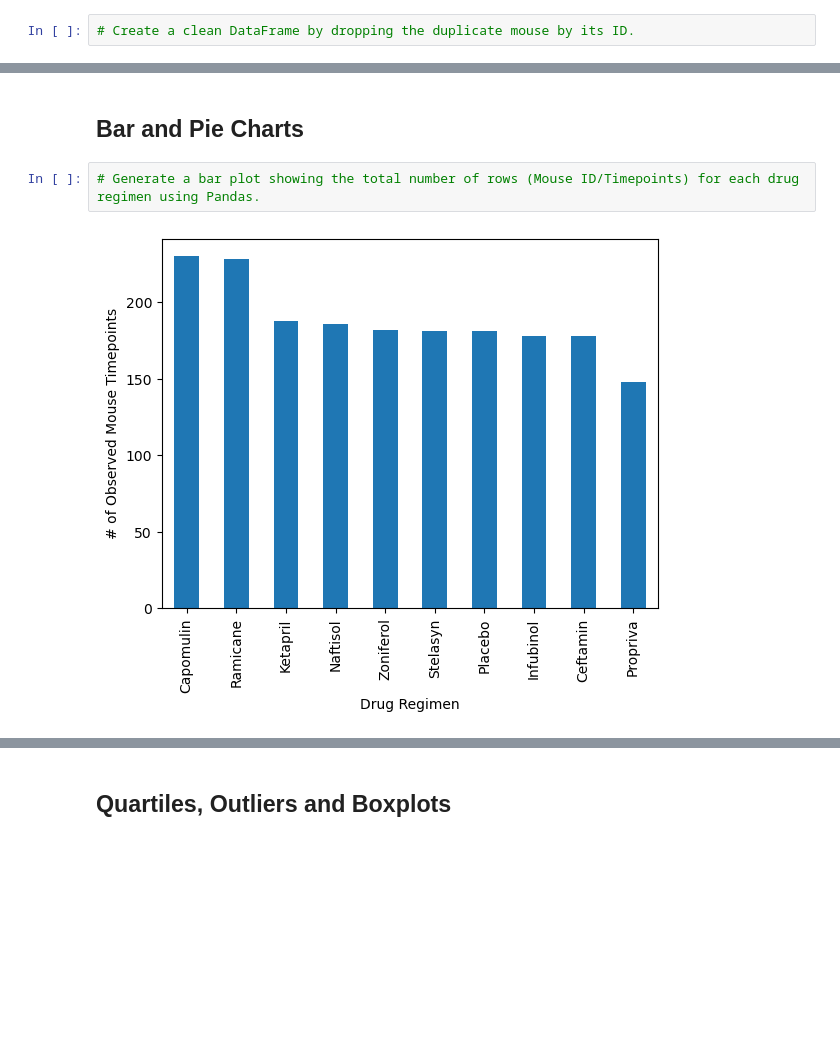
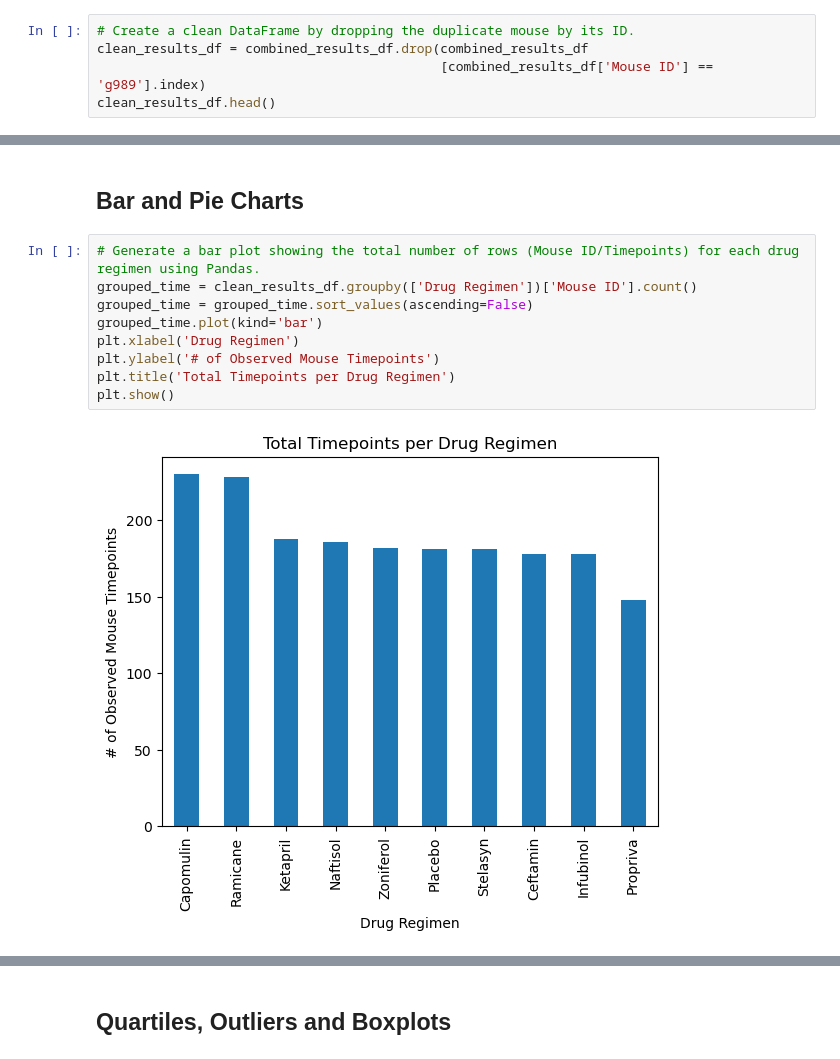
Before and after one commit to JeneenGnilka/Pymaceuticals-challenge, a Jupyter notebook: pymaceuticals_starter.ipynb, the cells around one changed output, grey strips where cells are left out. Drawn from its saved outputs; the diff is of its cells as text; blank space fills up the shorter version.

```diff
--- a/pymaceuticals_starter.ipynb
+++ b/pymaceuticals_starter.ipynb
@@ -69,3 +70,6 @@ duplicate_mice
 # %%
 # Create a clean DataFrame by dropping the duplicate mouse by its ID.
+clean_results_df = combined_results_df.drop(combined_results_df
+                                            [combined_results_df['Mouse ID'] == 'g989'].index)
+clean_results_df.head()
 # %% [output]
@@ -123,5 +148,12 @@ duplicate_mice
 ## Bar and Pie Charts
 # %%
 # Generate a bar plot showing the total number of rows (Mouse ID/Timepoints) for each drug regimen using Pandas.
+grouped_time = clean_results_df.groupby(['Drug Regimen'])['Mouse ID'].count()
+grouped_time = grouped_time.sort_values(ascending=False)
+grouped_time.plot(kind='bar')
+plt.xlabel('Drug Regimen')
+plt.ylabel('# of Observed Mouse Timepoints')
+plt.title('Total Timepoints per Drug Regimen')
+plt.show()
 # %% [output]
-[figure, old version]
+[figure, new version]
```
Also changed, not shown: parts of 11 cells of this notebook.
